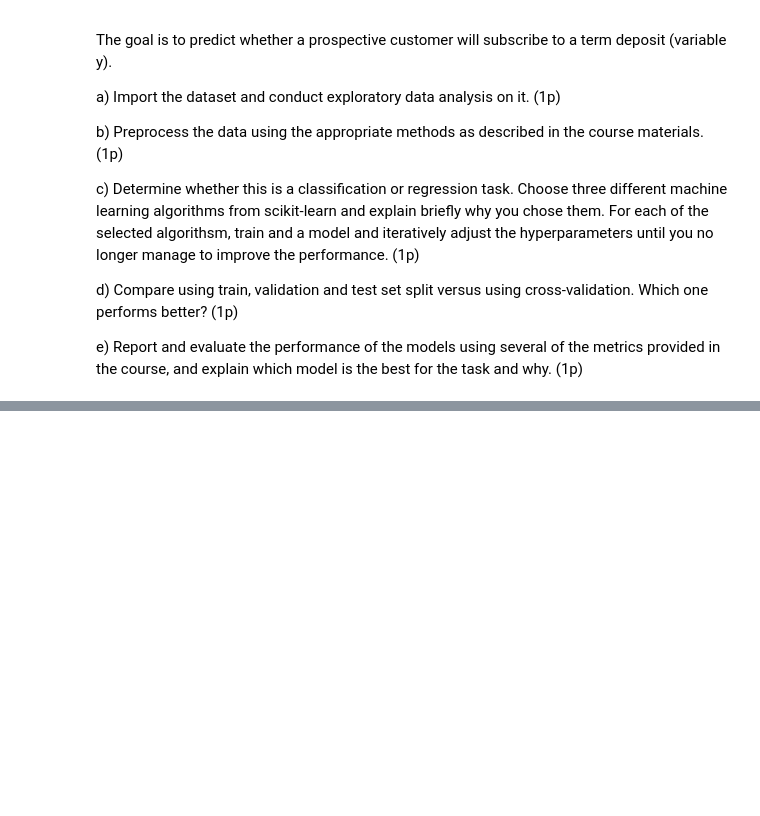
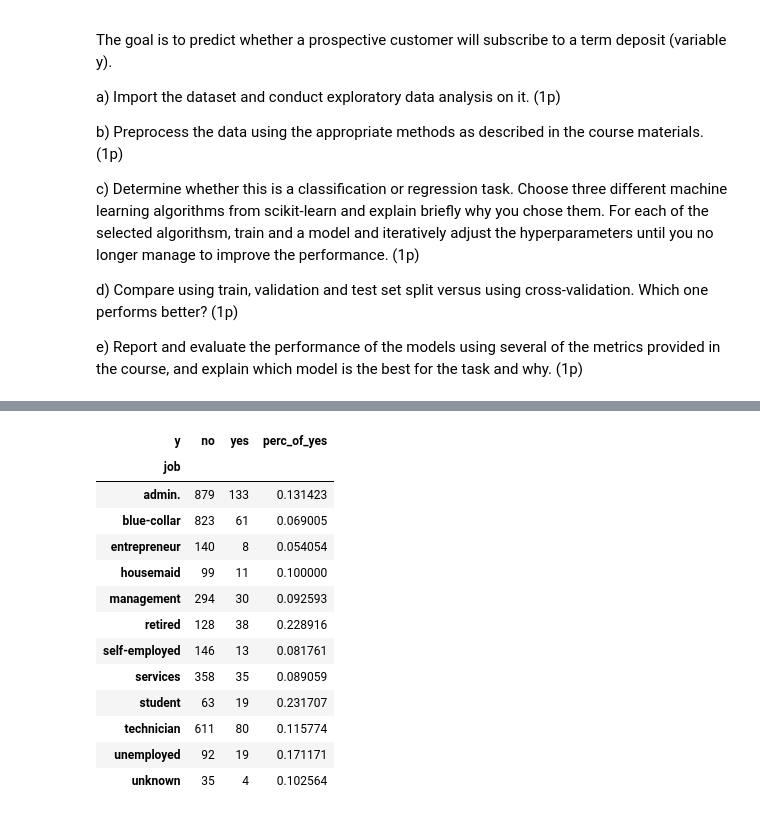
Before and after one commit to stavroulaalex/Python-BusinessIntelligence-Stav, a Jupyter notebook: assignments/assignment3/assignment3.ipynb, the cells around one changed output, grey strips where cells are left out. Cells and saved outputs as stored; diff of their text form; code cells hidden in the pictures; blank space fills up the shorter version.

```diff
--- a/assignments/assignment3/assignment3.ipynb
+++ b/assignments/assignment3/assignment3.ipynb
@@ -324,0 +460,17 @@ e) Report and evaluate the performance of the models using several of the metric
+# %%
+df_job #now, we will be able to see the percentages that did subscribe, from each job category
+# %% [output]
+| y | no | yes | perc_of_yes |
+| job |  |  |  |
+| admin. | 879 | 133 | 0.131423 |
+| blue-collar | 823 | 61 | 0.069005 |
+| entrepreneur | 140 | 8 | 0.054054 |
+| housemaid | 99 | 11 | 0.100000 |
+| management | 294 | 30 | 0.092593 |
+| retired | 128 | 38 | 0.228916 |
+| self-employed | 146 | 13 | 0.081761 |
+| services | 358 | 35 | 0.089059 |
+| student | 63 | 19 | 0.231707 |
+| technician | 611 | 80 | 0.115774 |
+| unemployed | 92 | 19 | 0.171171 |
+| unknown | 35 | 4 | 0.102564 |
```
Also changed, not shown: parts of 27 cells of this notebook, 4 other files.
